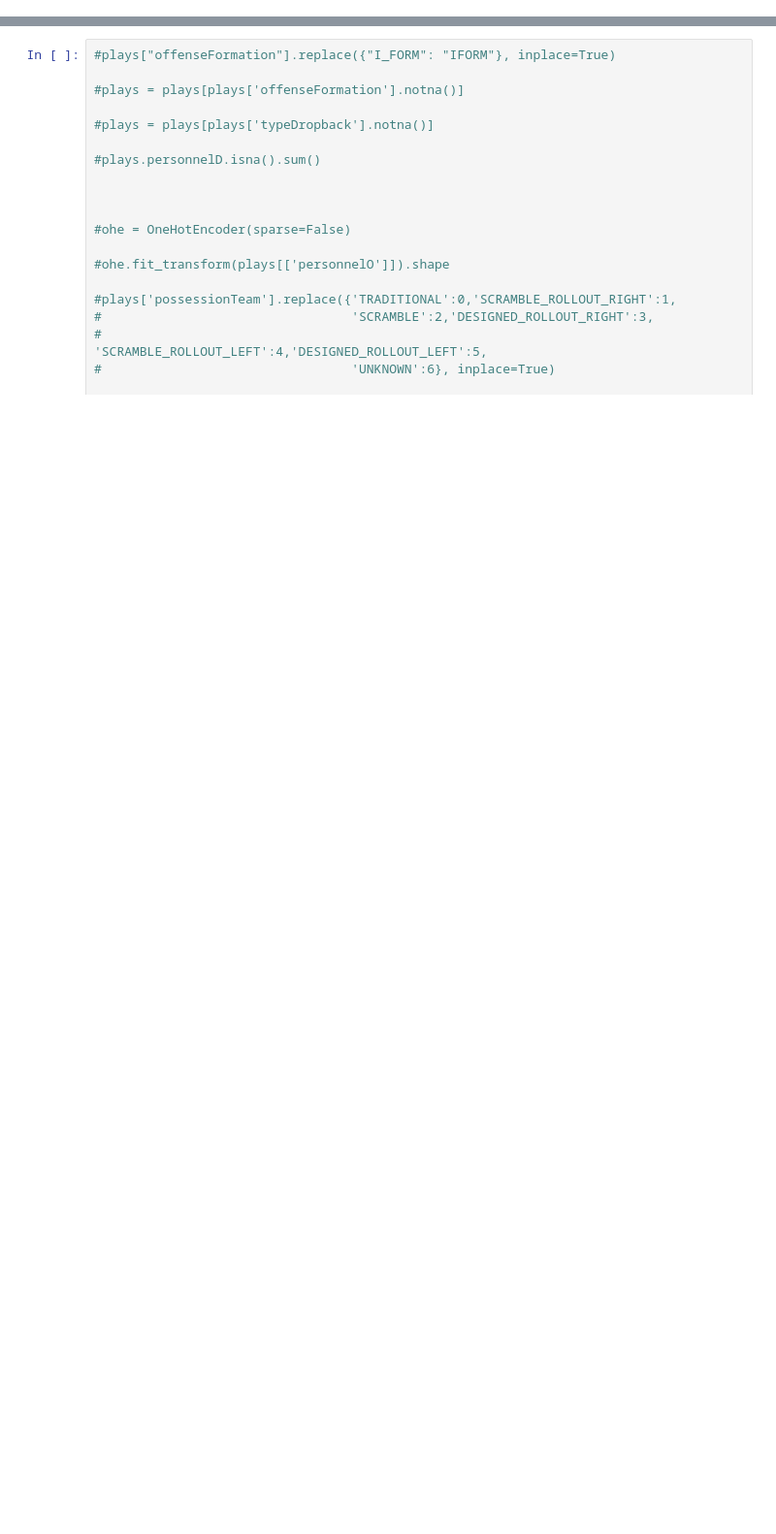
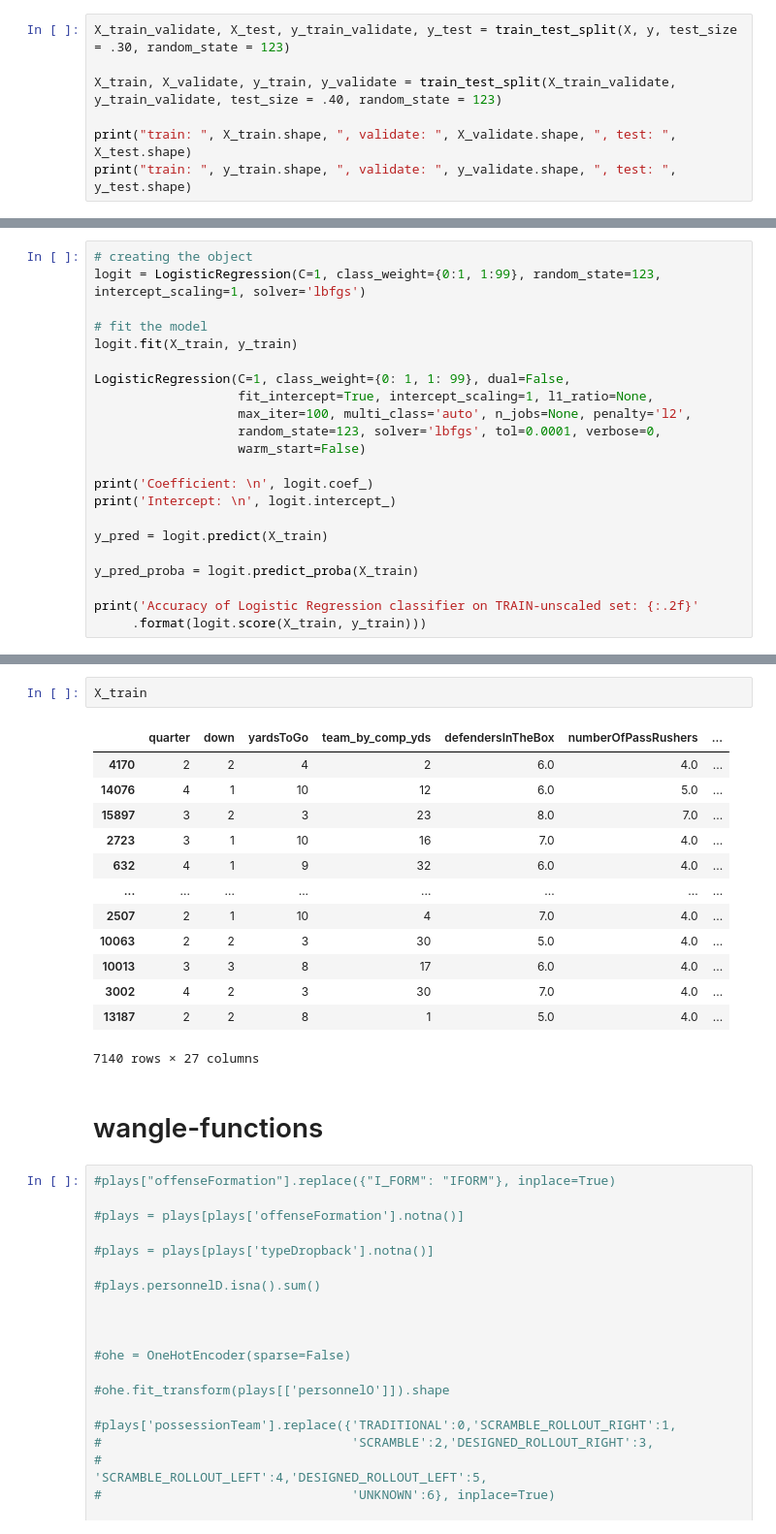
Before and after one commit to Fourth-and-Four/NFL-Big-Data-Bowl-2021, a Jupyter notebook: A_scratch.ipynb, the cells around one changed output, grey strips where cells are left out. Shown at 97% size. Drawn from its saved outputs; the diff is of its cells as text; blank space fills up the shorter version.

```diff
--- a/A_scratch.ipynb
+++ b/A_scratch.ipynb
@@ -75,0 +140,7 @@ memory usage: 3.8+ MB
+# %%
+X_train_validate, X_test, y_train_validate, y_test = train_test_split(X, y, test_size = .30, random_state = 123)
+
+X_train, X_validate, y_train, y_validate = train_test_split(X_train_validate, y_train_validate, test_size = .40, random_state = 123)
+
+print("train: ", X_train.shape, ", validate: ", X_validate.shape, ", test: ", X_test.shape)
+print("train: ", y_train.shape, ", validate: ", y_validate.shape, ", test: ", y_test.shape)
@@ -75,0 +159,22 @@ memory usage: 3.8+ MB
+# %%
+# creating the object
+logit = LogisticRegression(C=1, class_weight={0:1, 1:99}, random_state=123, intercept_scaling=1, solver='lbfgs')
+
+# fit the model
+logit.fit(X_train, y_train)
+
+LogisticRegression(C=1, class_weight={0: 1, 1: 99}, dual=False,
+                   fit_intercept=True, intercept_scaling=1, l1_ratio=None,
+                   max_iter=100, multi_class='auto', n_jobs=None, penalty='l2',
+                   random_state=123, solver='lbfgs', tol=0.0001, verbose=0,
+                   warm_start=False)
+
+print('Coefficient: \n', logit.coef_)
+print('Intercept: \n', logit.intercept_)
+
+y_pred = logit.predict(X_train)
+
+y_pred_proba = logit.predict_proba(X_train)
+
+print('Accuracy of Logistic Regression classifier on TRAIN-unscaled set: {:.2f}'
+     .format(logit.score(X_train, y_train)))
@@ -76,3 +618,21 @@ memory usage: 3.8+ MB
+# %%
+X_train
+# %% [output]
+|  | quarter | down | yardsToGo | team_by_comp_yds | defendersInTheBox | numberOfPassRushers | ... |
+| 4170 | 2 | 2 | 4 | 2 | 6.0 | 4.0 | ... |
+| 14076 | 4 | 1 | 10 | 12 | 6.0 | 5.0 | ... |
+| 15897 | 3 | 2 | 3 | 23 | 8.0 | 7.0 | ... |
+| 2723 | 3 | 1 | 10 | 16 | 7.0 | 4.0 | ... |
+| 632 | 4 | 1 | 9 | 32 | 6.0 | 4.0 | ... |
+| ... | ... | ... | ... | ... | ... | ... | ... |
+| 2507 | 2 | 1 | 10 | 4 | 7.0 | 4.0 | ... |
+| 10063 | 2 | 2 | 3 | 30 | 5.0 | 4.0 | ... |
+| 10013 | 3 | 3 | 8 | 17 | 6.0 | 4.0 | ... |
+| 3002 | 4 | 2 | 3 | 30 | 7.0 | 4.0 | ... |
+| 13187 | 2 | 2 | 8 | 1 | 5.0 | 4.0 | ... |
+7140 rows × 27 columns
+# %% [markdown]
+# wangle-functions
 # %%
 #plays["offenseFormation"].replace({"I_FORM": "IFORM"}, inplace=True)
 
```
Also changed, not shown: parts of 60 cells of this notebook.
